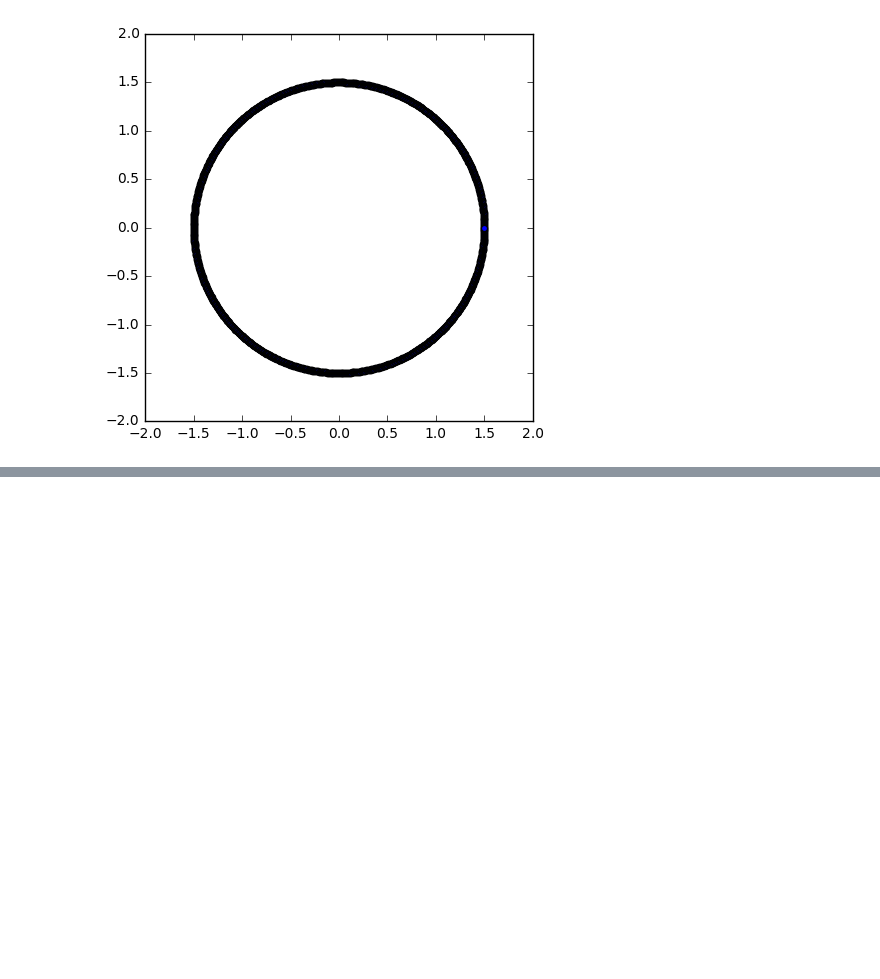
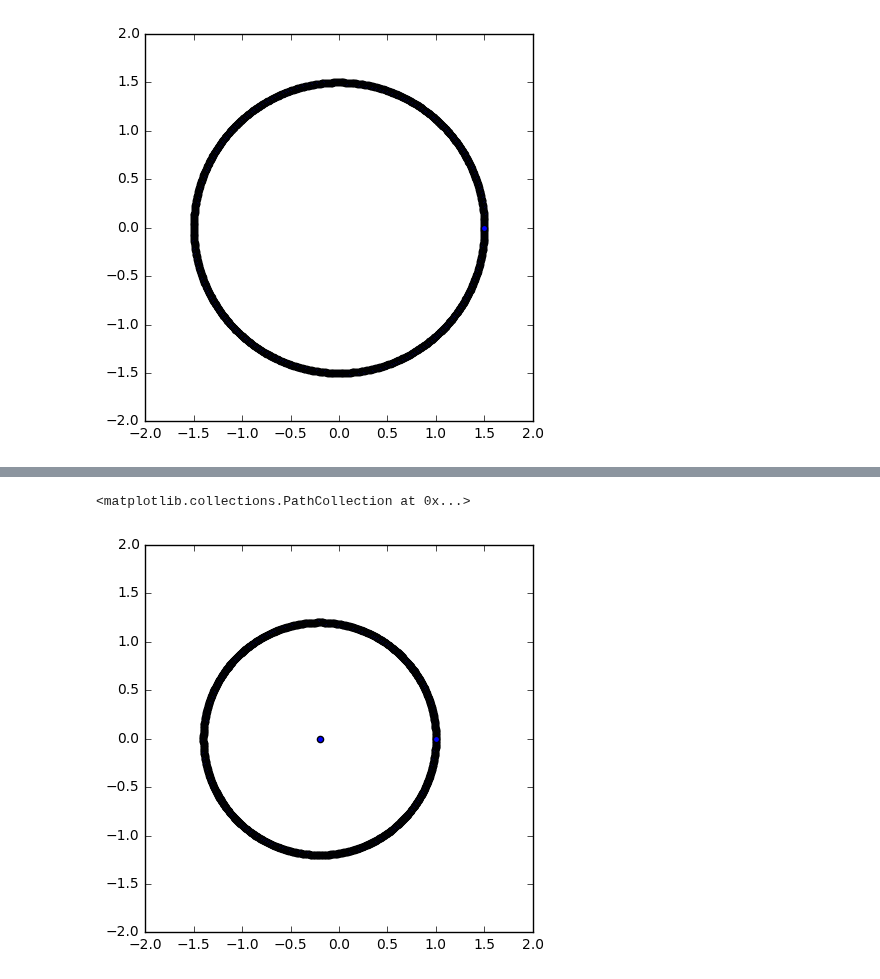
Before and after one commit to iamisrapel/MAE6226, a Jupyter notebook: 06_assignment.ipynb, the cells around one changed output, grey strips where cells are left out. Cells and saved outputs as stored; diff of their text form; code cells hidden in the pictures; blank space fills up the shorter version.

```diff
--- a/06_assignment.ipynb
+++ b/06_assignment.ipynb
@@ -36,0 +36,13 @@ pyplot.scatter(z_real,z_imag)
+# %%
+R_2 = 1.2
+c_2 = 1.
+x_2 = c_2 - R_2 + R_2*numpy.cos(theta)
+y_2 = R_2*numpy.sin(theta)
+pyplot.figure(figsize = (5,5))
+pyplot.xlim(-2,2)
+pyplot.ylim(-2,2)
+pyplot.scatter(x_2,y_2)
+pyplot.scatter(c_2-R_2,0)
+# %% [output]
+<matplotlib.collections.PathCollection at 0x...>
+[figure, added]
```
Also changed, not shown: parts of 12 cells of this notebook.
